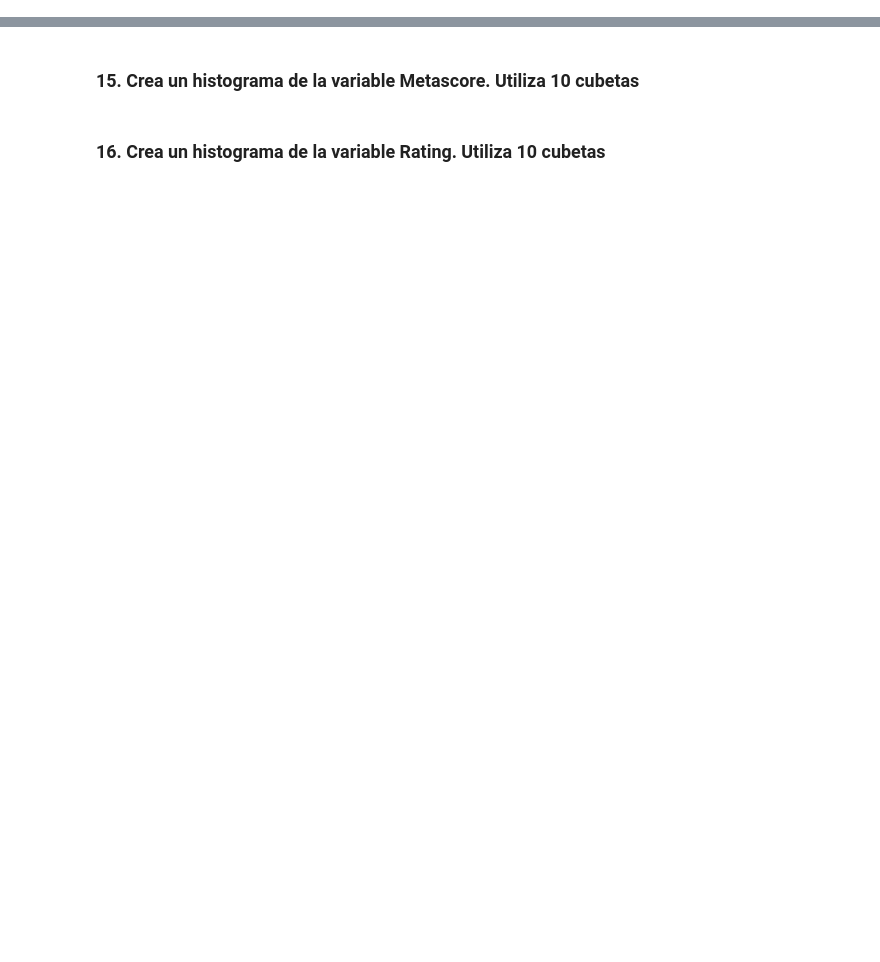
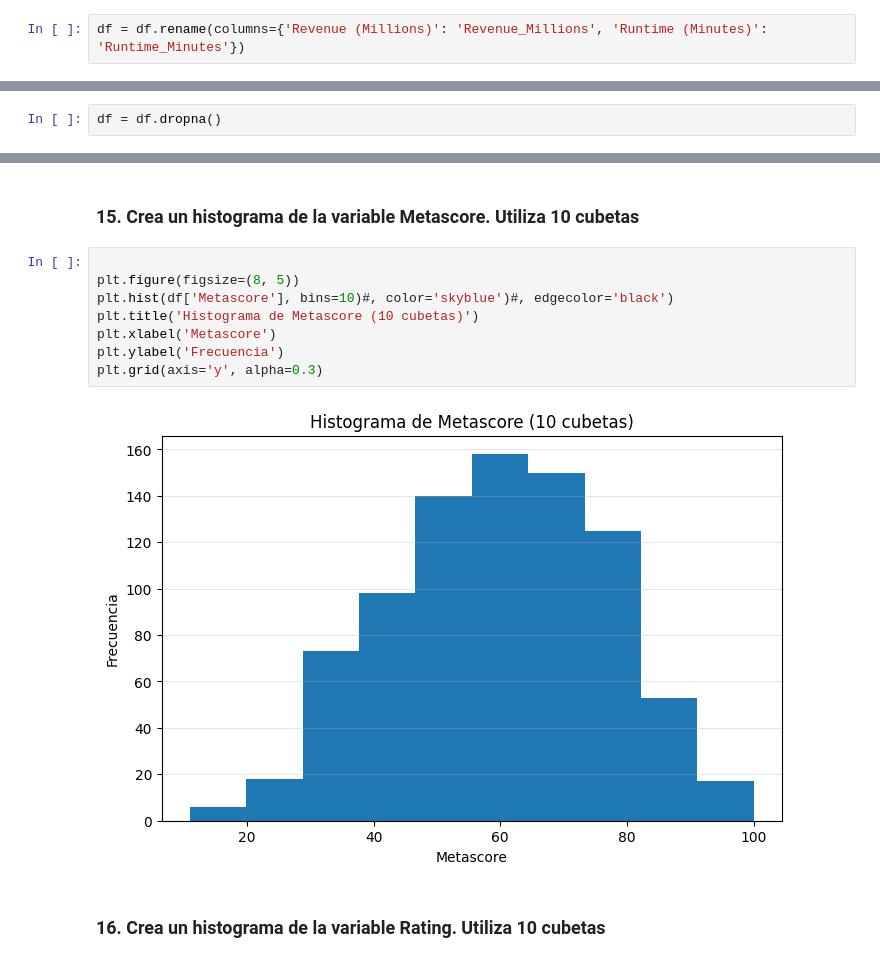
Before and after one commit to ettcal/limpieza_datos_y_eda, a Jupyter notebook: 2_eda_imdb.ipynb, the cells around one changed output, grey strips where cells are left out. Cells and saved outputs as stored; diff of their text form; blank space fills up the shorter version.

```diff
--- a/2_eda_imdb.ipynb
+++ b/2_eda_imdb.ipynb
@@ -54,4 +88,6 @@ df.tail(2)
 # %% [markdown]
 ### 7. Renombra las columnas que tengan espacios
+# %%
+df = df.rename(columns={'Revenue (Millions)': 'Revenue_Millions', 'Runtime (Minutes)': 'Runtime_Minutes'})
 # %% [markdown]
 ### 8. Utiliza tus nuevas columnas sin espacios :)
@@ -64,4 +179,6 @@ df.tail(2)
 # %% [markdown]
 ### 12. Usa la magia de `dropna()`
+# %%
+df = df.dropna()
 # %% [markdown]
 ### 13. Vuelve a ver la info del dataset
@@ -70,4 +221,14 @@ df.tail(2)
 # %% [markdown]
 ### 15. Crea un histograma de la variable Metascore. Utiliza 10 cubetas
+# %%
+
+plt.figure(figsize=(8, 5))
+plt.hist(df['Metascore'], bins=10)#, color='skyblue')#, edgecolor='black')
+plt.title('Histograma de Metascore (10 cubetas)')
+plt.xlabel('Metascore')
+plt.ylabel('Frecuencia')
+plt.grid(axis='y', alpha=0.3)
+# %% [output]
+[figure, added]
 # %% [markdown]
 ### 16. Crea un histograma de la variable Rating. Utiliza 10 cubetas
```
Also changed, not shown: parts of 28 cells of this notebook.
